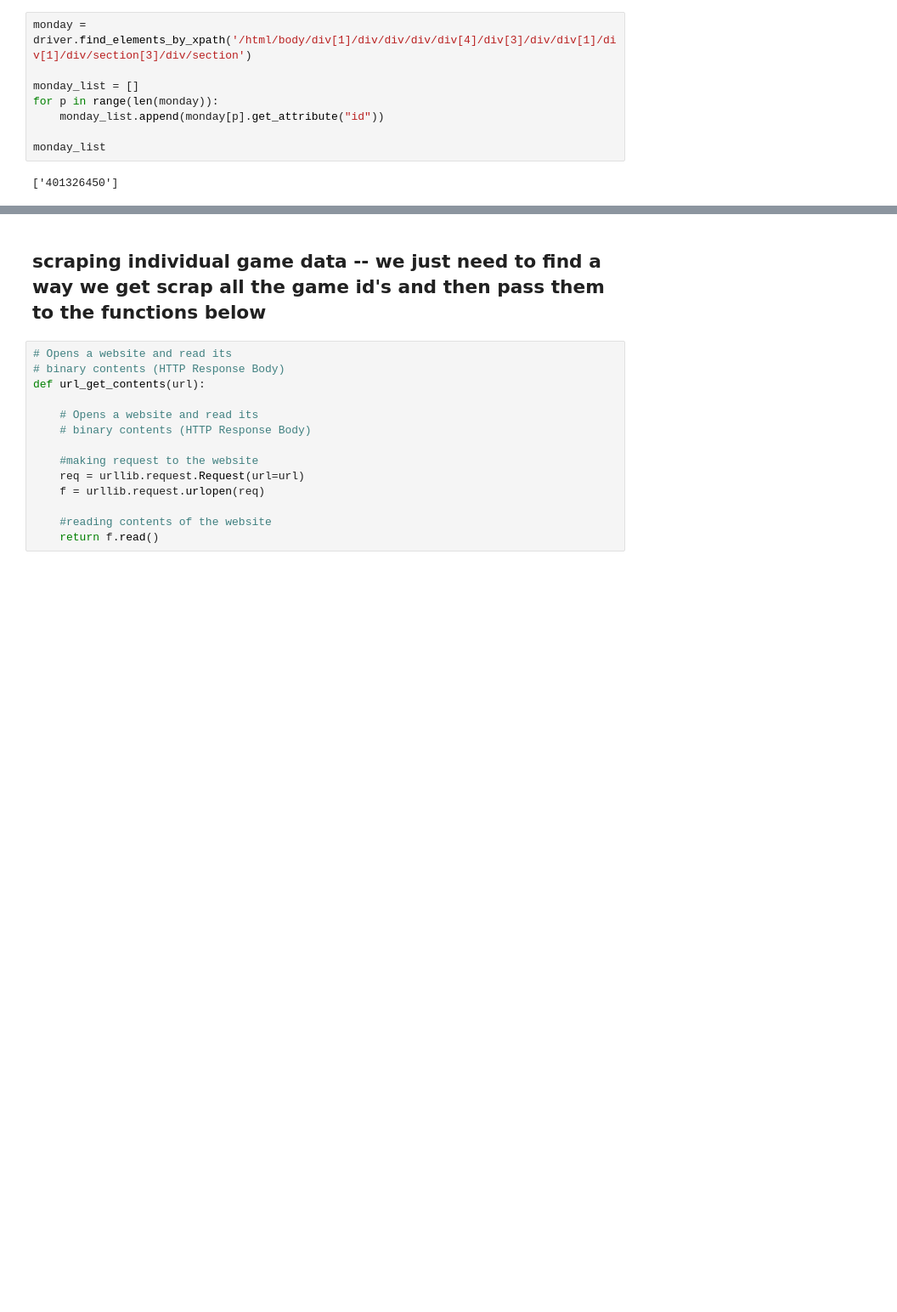
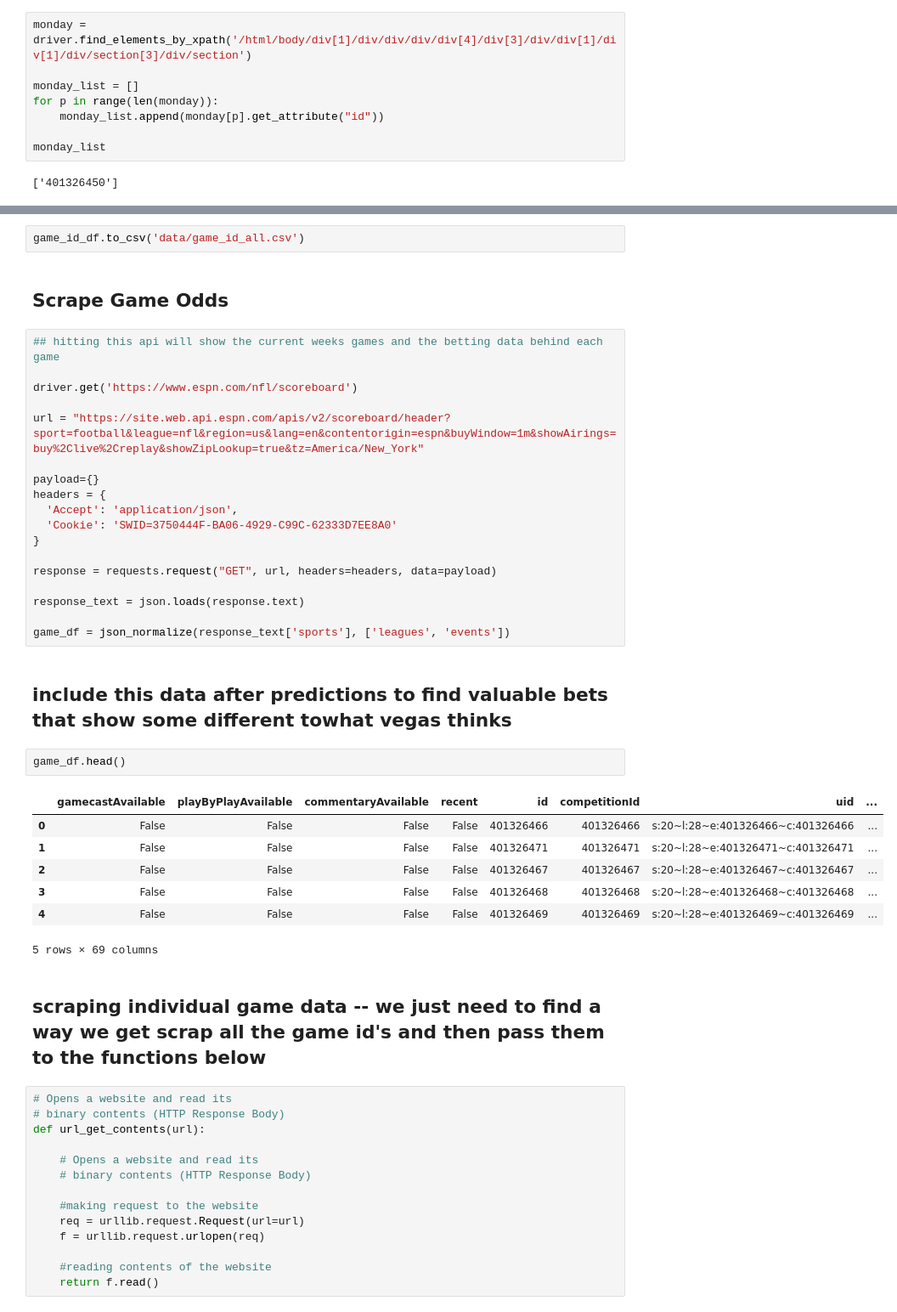
Before and after one commit to lawson-roberts/nfl_statistics, a Jupyter notebook: scrap_nfl_game_stats_explore.ipynb, the cells around one changed output, grey strips where cells are left out. Shown at 85% size. Saved outputs shown, nothing was run; the diff lists cells and outputs as text; blank space fills up the shorter version.

```diff
--- a/scrap_nfl_game_stats_explore.ipynb
+++ b/scrap_nfl_game_stats_explore.ipynb
@@ -83,3 +200,37 @@ monday_list
+# %%
+game_id_df.to_csv('data/game_id_all.csv')
+# %% [markdown]
+## Scrape Game Odds
+# %%
+## hitting this api will show the current weeks games and the betting data behind each game
+
+driver.get('https://www.espn.com/nfl/scoreboard')
+
+url = "https://site.web.api.espn.com/apis/v2/scoreboard/header?sport=football&league=nfl&region=us&lang=en&contentorigin=espn&buyWindow=1m&showAirings=buy%2Clive%2Creplay&showZipLookup=true&tz=America/New_York"
+
+payload={}
+headers = {
+  'Accept': 'application/json',
+  'Cookie': 'SWID=3750444F-BA06-4929-C99C-62333D7EE8A0'
+}
+
+response = requests.request("GET", url, headers=headers, data=payload)
+
+response_text = json.loads(response.text)
+
+game_df = json_normalize(response_text['sports'], ['leagues', 'events'])
+# %% [markdown]
+## include this data after predictions to find valuable bets that show some different towhat vegas thinks
+# %%
+game_df.head()
+# %% [output]
+|  | gamecastAvailable | playByPlayAvailable | commentaryAvailable | recent | id | competitionId | uid | ... |
+| 0 | False | False | False | False | 401326466 | 401326466 | s:20~l:28~e:401326466~c:401326466 | ... |
+| 1 | False | False | False | False | 401326471 | 401326471 | s:20~l:28~e:401326471~c:401326471 | ... |
+| 2 | False | False | False | False | 401326467 | 401326467 | s:20~l:28~e:401326467~c:401326467 | ... |
+| 3 | False | False | False | False | 401326468 | 401326468 | s:20~l:28~e:401326468~c:401326468 | ... |
+| 4 | False | False | False | False | 401326469 | 401326469 | s:20~l:28~e:401326469~c:401326469 | ... |
+5 rows × 69 columns
 # %% [markdown]
 ## scraping individual game data -- we just need to find a way we get scrap all the game id's and then pass them to the functions below
 # %%
```
Also changed, not shown: parts of 14 cells of this notebook, 16 other files.
